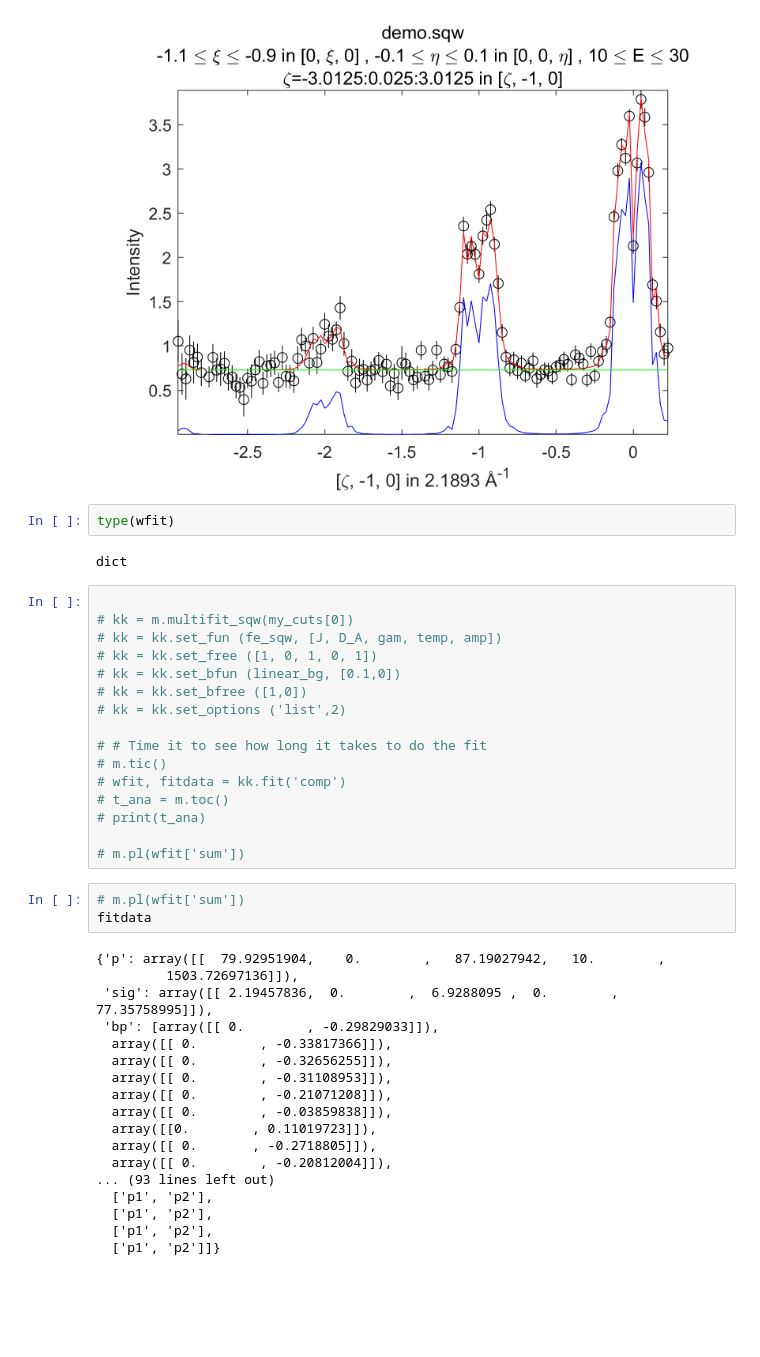
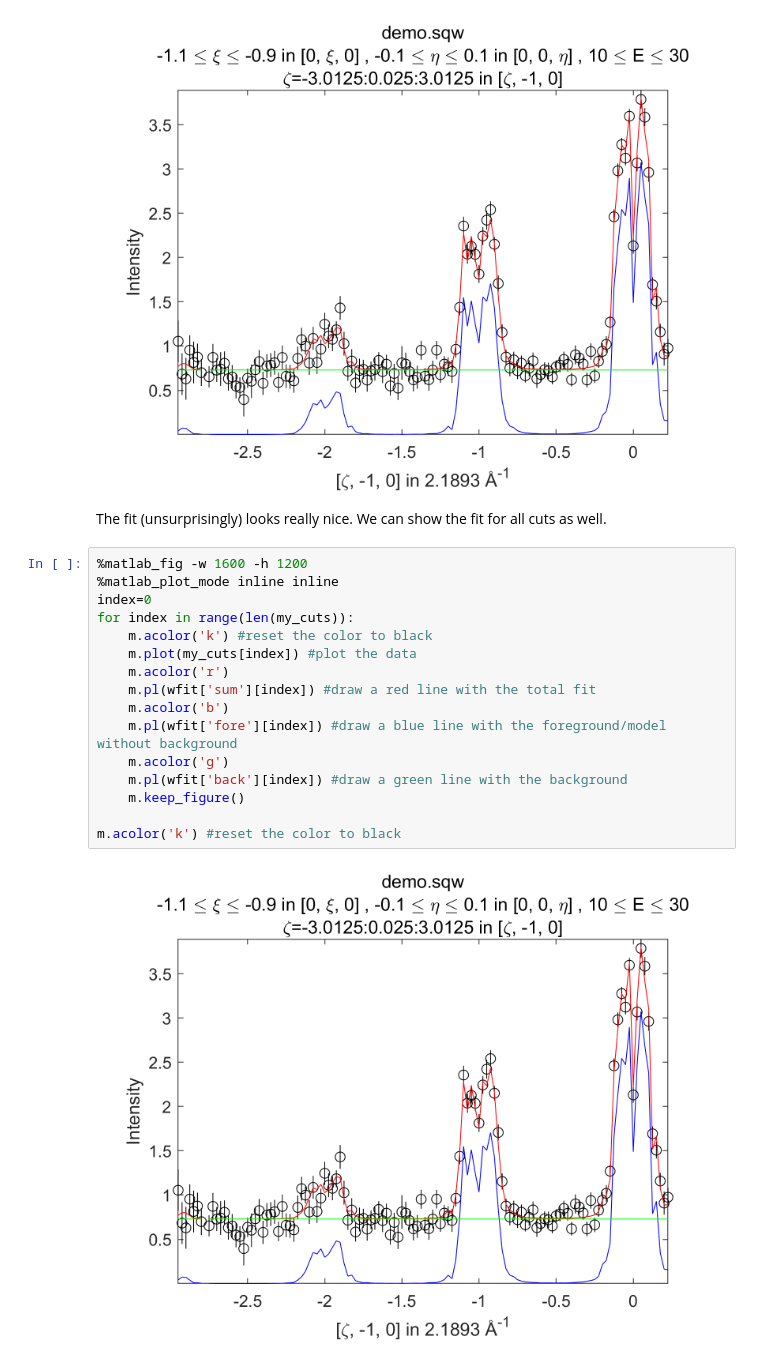
Before and after one commit to henrikjacobsenfys/pace_tutorial, a Jupyter notebook: tutorial_4_fitting.ipynb, the cells around one changed output. Saved outputs shown, nothing was run; the diff lists cells and outputs as text; blank space fills up the shorter version.

```diff
--- a/tutorial_4_fitting.ipynb
+++ b/tutorial_4_fitting.ipynb
@@ -255,44 +257,23 @@ m.acolor('g')
 m.pl(wfit['back'][index]) #draw a green line with the background
 # %% [output]
 [figure]
-# %%
-type(wfit)
-# %% [output]
-dict
-# %%
-
-# kk = m.multifit_sqw(my_cuts[0])
-# kk = kk.set_fun (fe_sqw, [J, D_A, gam, temp, amp])
-# kk = kk.set_free ([1, 0, 1, 0, 1])
-# kk = kk.set_bfun (linear_bg, [0.1,0])
-# kk = kk.set_bfree ([1,0])
-# kk = kk.set_options ('list',2)
-
-# # Time it to see how long it takes to do the fit
-# m.tic()
-# wfit, fitdata = kk.fit('comp')
-# t_ana = m.toc()
-# print(t_ana)
-
-# m.pl(wfit['sum'])
-# %%
-# m.pl(wfit['sum'])
-fitdata
-# %% [output]
-{'p': array([[  79.92951904,    0.        ,   87.19027942,   10.        ,
-         1503.72697136]]),
- 'sig': array([[ 2.19457836,  0.        ,  6.9288095 ,  0.        , 77.35758995]]),
- 'bp': [array([[ 0.        , -0.29829033]]),
-  array([[ 0.        , -0.33817366]]),
-  array([[ 0.        , -0.32656255]]),
-  array([[ 0.        , -0.31108953]]),
-  array([[ 0.        , -0.21071208]]),
-  array([[ 0.        , -0.03859838]]),
-  array([[0.        , 0.11019723]]),
-  array([[ 0.       , -0.2718805]]),
-  array([[ 0.        , -0.20812004]]),
-... (93 lines left out)
-  ['p1', 'p2'],
-  ['p1', 'p2'],
-  ['p1', 'p2'],
-  ['p1', 'p2']]}
+# %% [markdown]
+The fit (unsurprisingly) looks really nice. We can show the fit for all cuts as well.
+# %%
+%matlab_fig -w 1600 -h 1200
+%matlab_plot_mode inline inline
+index=0
+for index in range(len(my_cuts)):
+    m.acolor('k') #reset the color to black
+    m.plot(my_cuts[index]) #plot the data
+    m.acolor('r')
+    m.pl(wfit['sum'][index]) #draw a red line with the total fit
+    m.acolor('b')
+    m.pl(wfit['fore'][index]) #draw a blue line with the foreground/model without background
+    m.acolor('g')
+    m.pl(wfit['back'][index]) #draw a green line with the background
+    m.keep_figure()
+
+m.acolor('k') #reset the color to black
+# %% [output]
+[figure, added]
```
Also changed, not shown: parts of 5 cells of this notebook, 1 other file.
